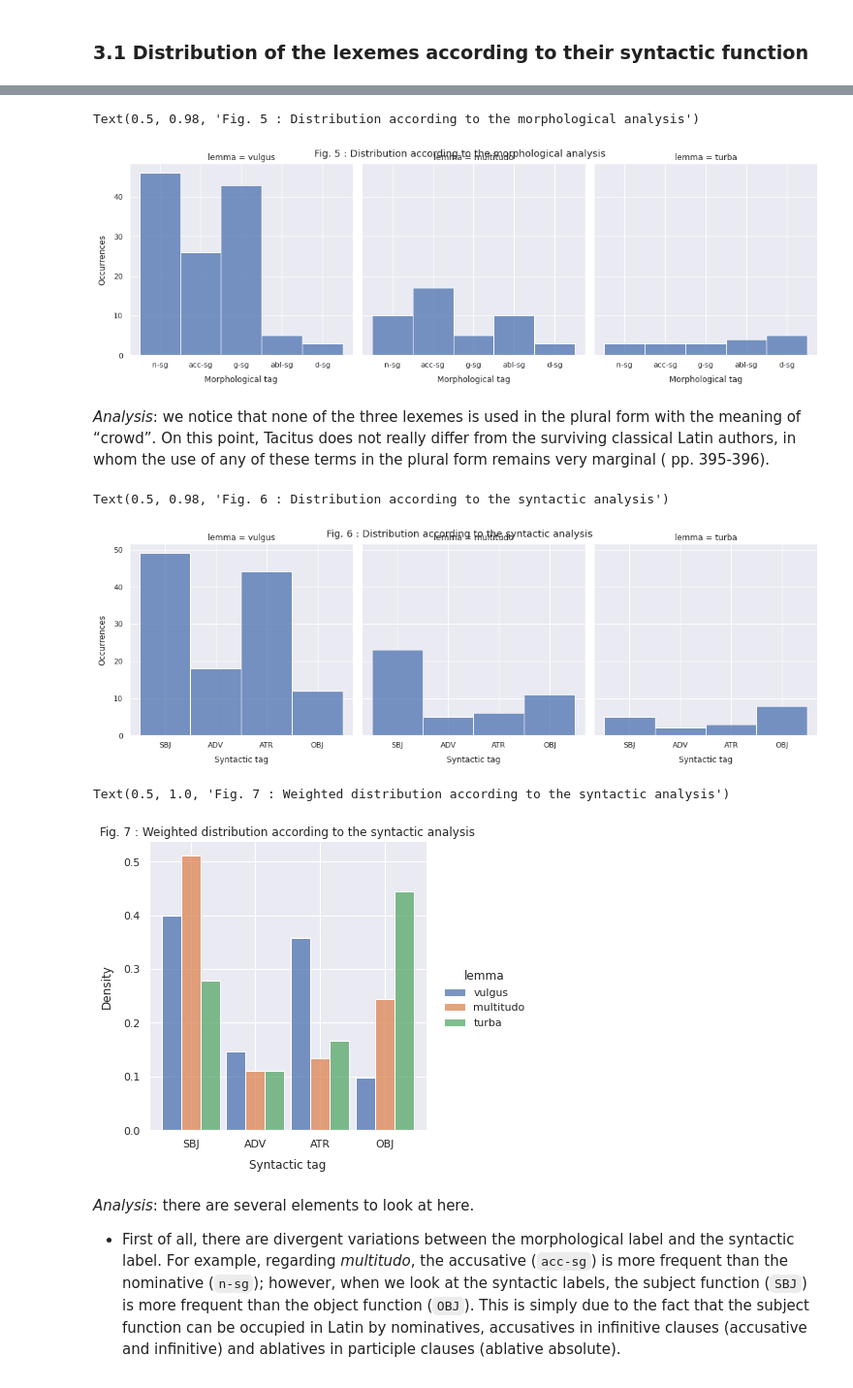
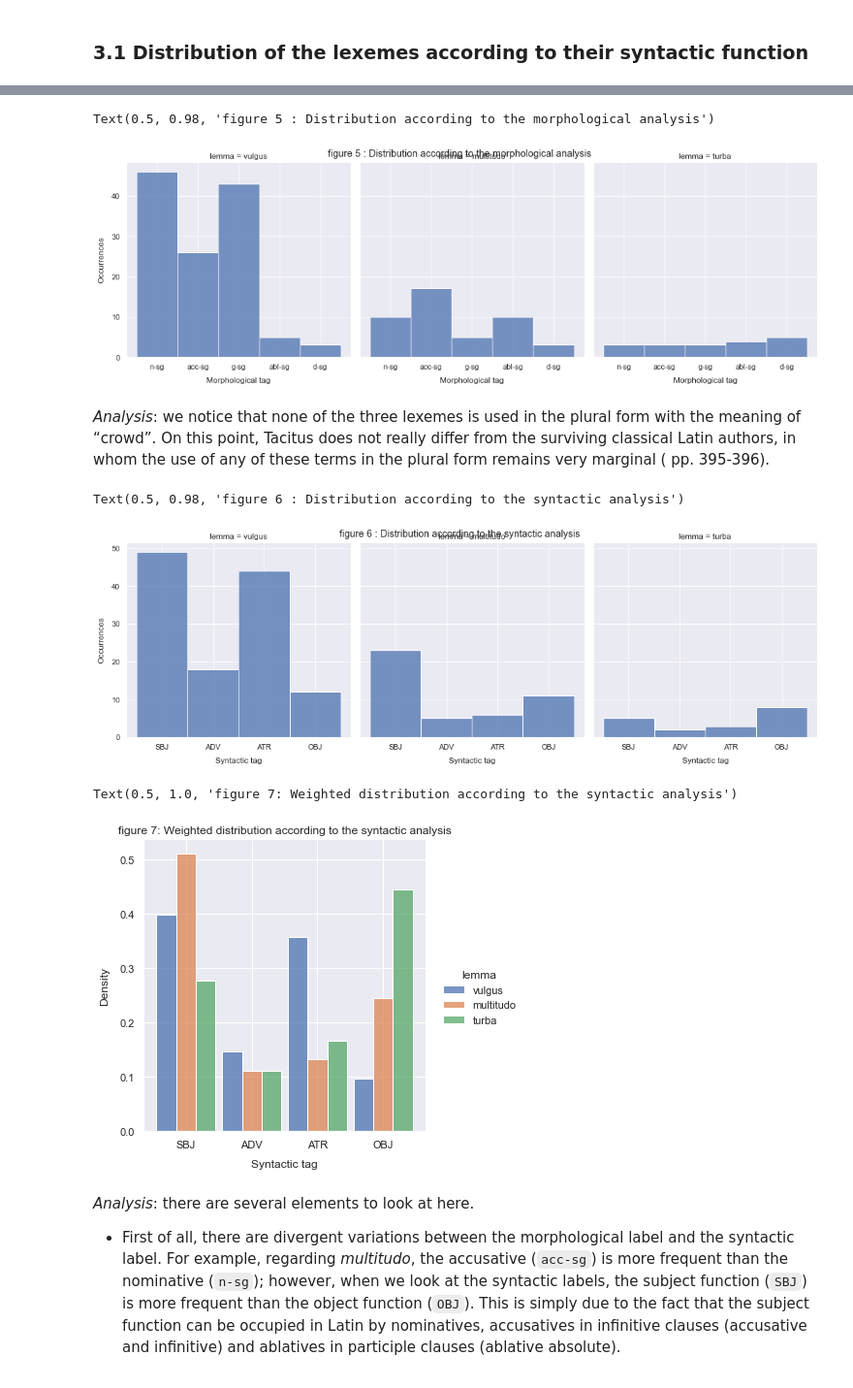
Before and after one commit to jdh-observer/issue01, a Jupyter notebook: namelesscrowd/The-Nameless-Crowd_anon_V3.ipynb, the cells around one changed output, grey strips where cells are left out. Shown at 97% size. Saved outputs shown, nothing was run; the diff lists cells and outputs as text; code cells hidden in the pictures.

```diff
--- a/namelesscrowd/The-Nameless-Crowd_anon_V3.ipynb
+++ b/namelesscrowd/The-Nameless-Crowd_anon_V3.ipynb
@@ -310,26 +309,26 @@ A first approach is that of lemma inflection (their case) and, as a corollary, o
 # %%
 fig5 = sns.displot(noms_foule_df, x="morph", col="lemma", multiple="dodge")
 fig5.set_axis_labels("Morphological tag", "Occurrences", labelpad=10)
-plt.gcf().suptitle("Fig. 5 : Distribution according to the morphological analysis")
+plt.gcf().suptitle("figure 5 : Distribution according to the morphological analysis")
 # %% [output]
-Text(0.5, 0.98, 'Fig. 5 : Distribution according to the morphological analysis')
+Text(0.5, 0.98, 'figure 5 : Distribution according to the morphological analysis')
-[figure, old version]
+[figure, new version]
 # %% [markdown]
 _Analysis_: we notice that none of the three lexemes is used in the plural form with the meaning of “crowd”. On this point, Tacitus does not really differ from the surviving classical Latin authors, in whom the use of any of these terms in the plural form remains very marginal (<cite data-cite="2272257/XG6NW36A"></cite> pp. 395-396).
 # %%
 fig6 = sns.displot(noms_foule_df, x="synt", col="lemma", multiple="dodge")
 fig6.set_axis_labels("Syntactic tag", "Occurrences", labelpad=10)
-plt.gcf().suptitle("Fig. 6 : Distribution according to the syntactic analysis")
+plt.gcf().suptitle("figure 6 : Distribution according to the syntactic analysis")
 # %% [output]
-Text(0.5, 0.98, 'Fig. 6 : Distribution according to the syntactic analysis')
+Text(0.5, 0.98, 'figure 6 : Distribution according to the syntactic analysis')
-[figure, old version]
+[figure, new version]
 # %%
 fig7 = sns.displot(noms_foule_df, x="synt", stat="density", hue="lemma", multiple="dodge", common_norm=False, shrink=.9)
 fig7.set_axis_labels("Syntactic tag", "Density", labelpad=10)
-plt.title("Fig. 7 : Weighted distribution according to the syntactic analysis")
+plt.title("figure 7: Weighted distribution according to the syntactic analysis")
 # %% [output]
-Text(0.5, 1.0, 'Fig. 7 : Weighted distribution according to the syntactic analysis')
+Text(0.5, 1.0, 'figure 7: Weighted distribution according to the syntactic analysis')
-[figure, old version]
+[figure, new version]
 # %% [markdown]
 _Analysis_: there are several elements to look at here.
 
```
Also changed, not shown: parts of 28 cells of this notebook.
